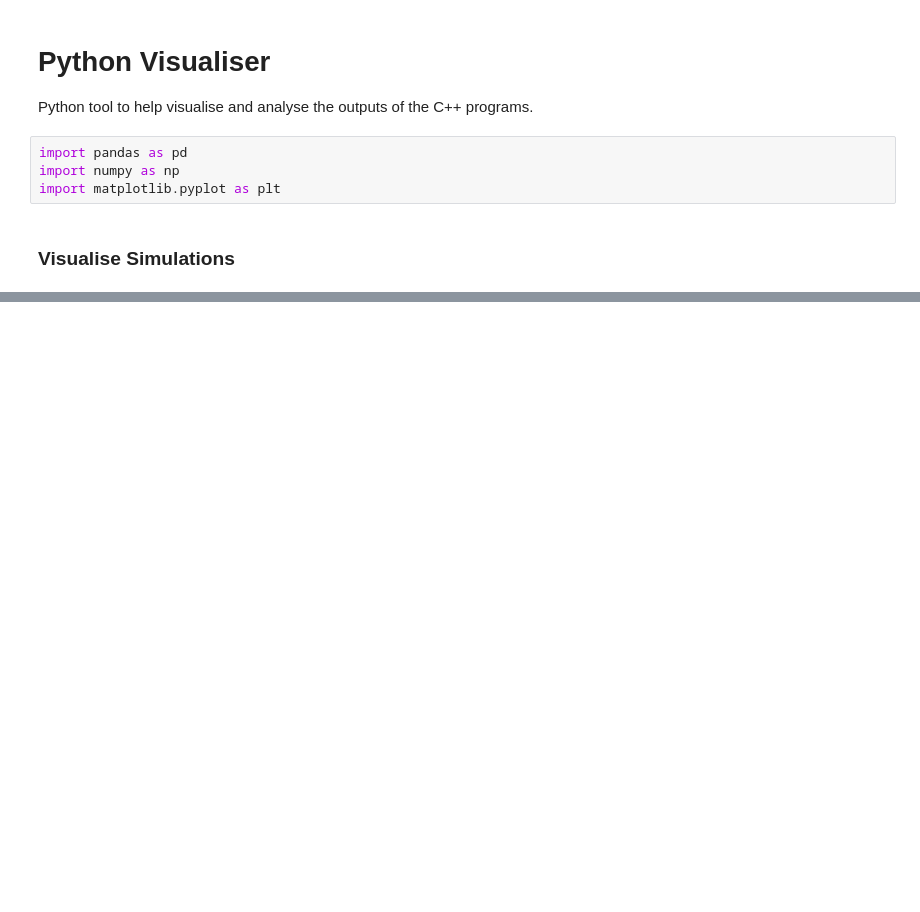
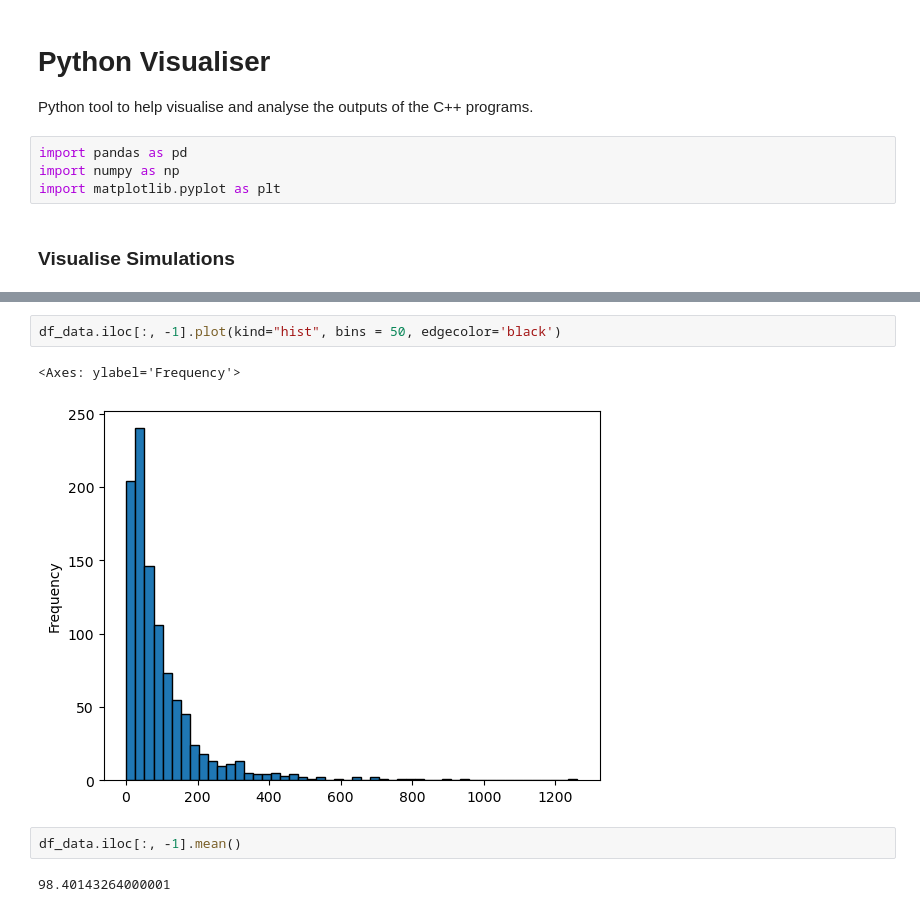
Before and after one commit to raphcor95/numerical_project, a Jupyter notebook: Visualiser.ipynb, the cells around one changed output, grey strips where cells are left out. Cells and saved outputs as stored; diff of their text form; blank space fills up the shorter version.

```diff
--- a/Visualiser.ipynb
+++ b/Visualiser.ipynb
@@ -59,0 +74,9 @@ Annualised Covariance Matrix
+# %%
+df_data.iloc[:, -1].plot(kind="hist", bins = 50, edgecolor='black')
+# %% [output]
+<Axes: ylabel='Frequency'>
+[figure, added]
+# %%
+df_data.iloc[:, -1].mean()
+# %% [output]
+98.40143264000001
```
Also changed, not shown: parts of 2 cells of this notebook, 5 other files.
